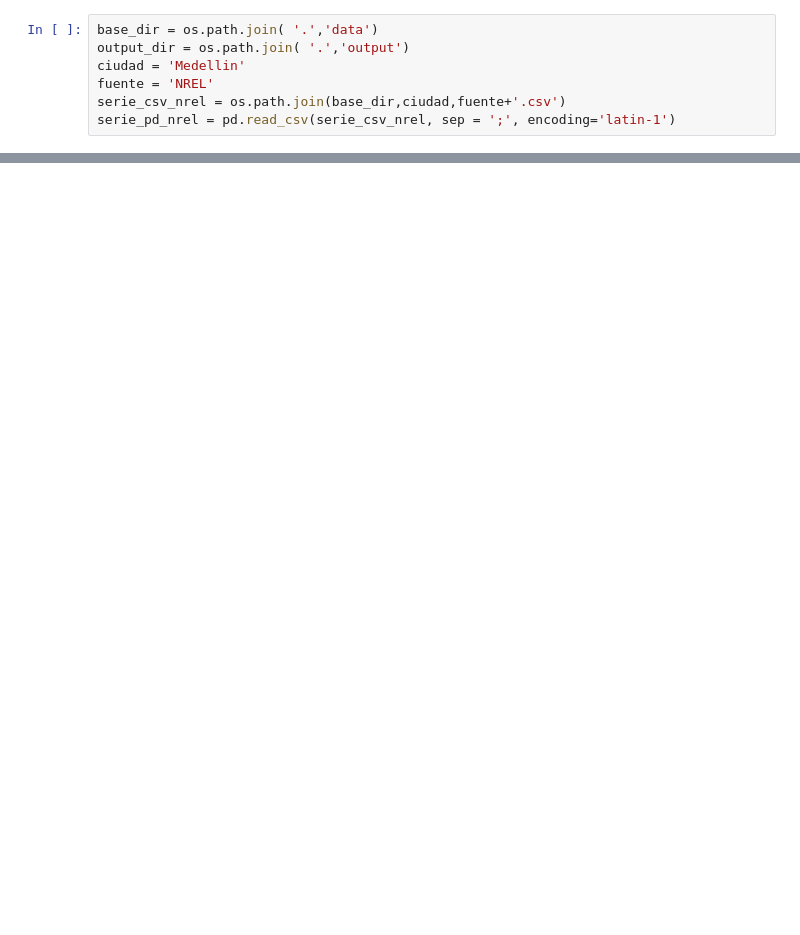
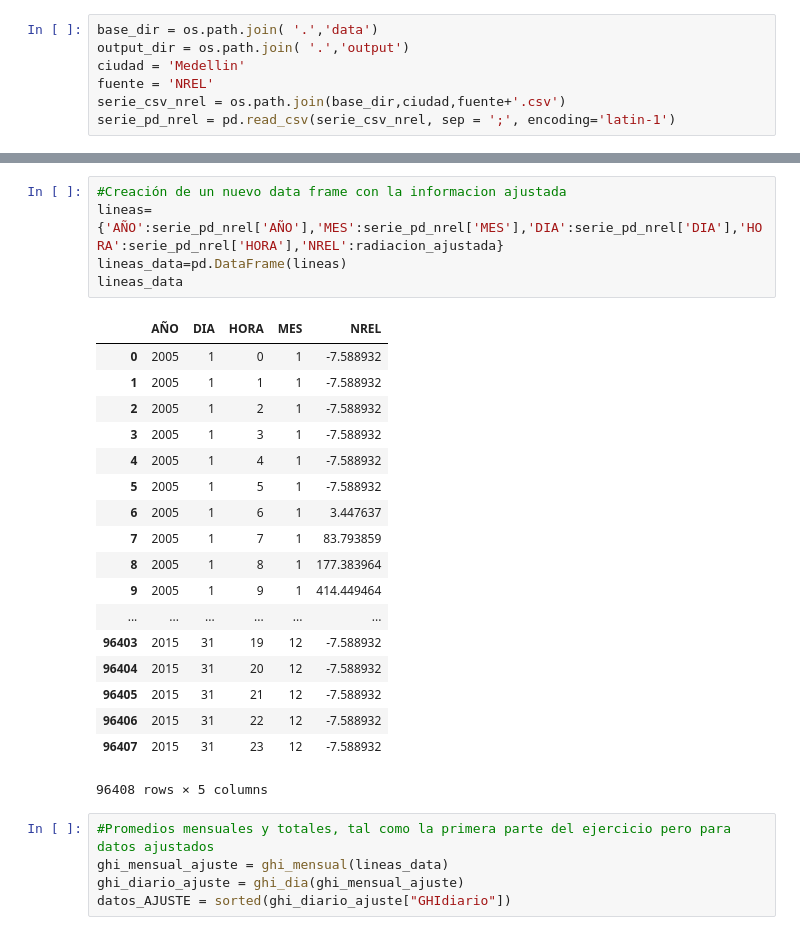
Before and after one commit to Jaimeandres97/Herramientas-Computacionales-IMEC3602, a Jupyter notebook: Taller01/Taller01.ipynb, the cells around one changed output, grey strips where cells are left out. Saved outputs shown, nothing was run; the diff lists cells and outputs as text; blank space fills up the shorter version.

```diff
--- a/Taller01/Taller01.ipynb
+++ b/Taller01/Taller01.ipynb
@@ -136,0 +190,29 @@ periodo(serie_pd, 2006, 3, 6)
+# %%
+#Creación de un nuevo data frame con la informacion ajustada
+lineas={'AÑO':serie_pd_nrel['AÑO'],'MES':serie_pd_nrel['MES'],'DIA':serie_pd_nrel['DIA'],'HORA':serie_pd_nrel['HORA'],'NREL':radiacion_ajustada}
+lineas_data=pd.DataFrame(lineas)
+lineas_data
+# %% [output]
+|  | AÑO | DIA | HORA | MES | NREL |
+| 0 | 2005 | 1 | 0 | 1 | -7.588932 |
+| 1 | 2005 | 1 | 1 | 1 | -7.588932 |
+| 2 | 2005 | 1 | 2 | 1 | -7.588932 |
+| 3 | 2005 | 1 | 3 | 1 | -7.588932 |
+| 4 | 2005 | 1 | 4 | 1 | -7.588932 |
+| 5 | 2005 | 1 | 5 | 1 | -7.588932 |
+| 6 | 2005 | 1 | 6 | 1 | 3.447637 |
+| 7 | 2005 | 1 | 7 | 1 | 83.793859 |
+| 8 | 2005 | 1 | 8 | 1 | 177.383964 |
+| 9 | 2005 | 1 | 9 | 1 | 414.449464 |
+| ... | ... | ... | ... | ... | ... |
+| 96403 | 2015 | 31 | 19 | 12 | -7.588932 |
+| 96404 | 2015 | 31 | 20 | 12 | -7.588932 |
+| 96405 | 2015 | 31 | 21 | 12 | -7.588932 |
+| 96406 | 2015 | 31 | 22 | 12 | -7.588932 |
+| 96407 | 2015 | 31 | 23 | 12 | -7.588932 |
+96408 rows × 5 columns
+# %%
+#Promedios mensuales y totales, tal como la primera parte del ejercicio pero para datos ajustados
+ghi_mensual_ajuste = ghi_mensual(lineas_data)
+ghi_diario_ajuste = ghi_dia(ghi_mensual_ajuste)
+datos_AJUSTE = sorted(ghi_diario_ajuste["GHIdiario"])
```
Also changed, not shown: parts of 27 cells of this notebook.
